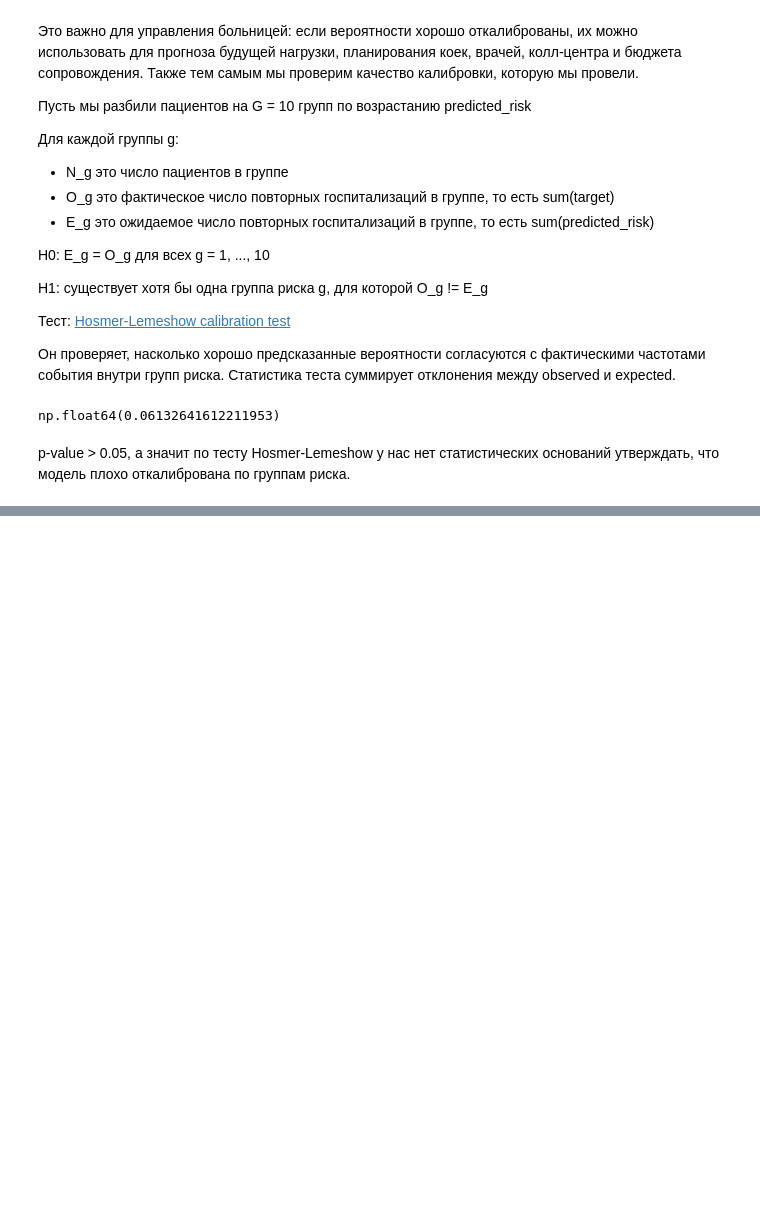
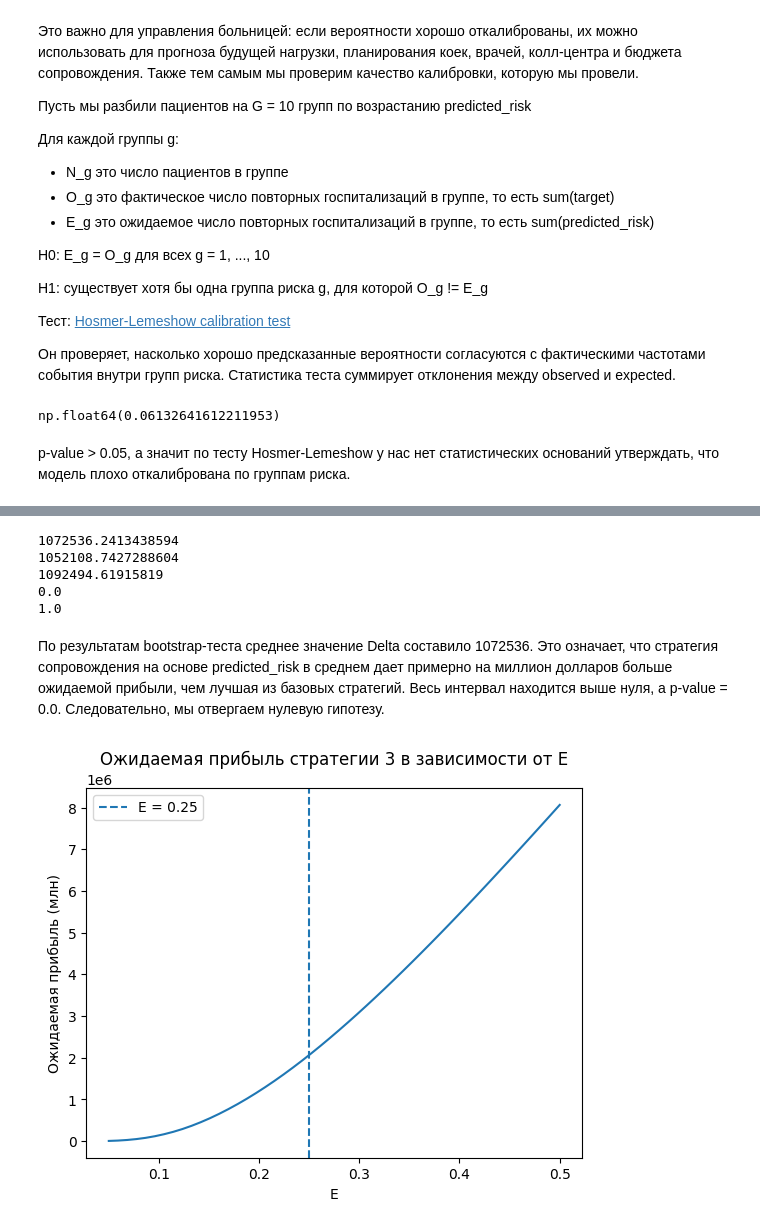
Before and after one commit to TimWHitee/gp_4_AB, a Jupyter notebook: model.ipynb, the cells around one changed output, grey strips where cells are left out. Drawn from its saved outputs; the diff is of its cells as text; code cells hidden in the pictures; blank space fills up the shorter version.

```diff
--- a/model.ipynb
+++ b/model.ipynb
@@ -582,0 +694,38 @@ p-value > 0.05, а значит по тесту Hosmer-Lemeshow у нас нет
+# %%
+print(deltas.mean())
+print(np.quantile(deltas, 0.025))
+print(np.quantile(deltas, 0.975))
+print(np.mean(deltas <= 0))
+print(np.mean(deltas > 0))
+# %% [output]
+1072536.2413438594
+1052108.7427288604
+1092494.61915819
+0.0
+1.0
+# %% [markdown]
+По результатам bootstrap-теста среднее значение Delta составило 1072536. Это означает, что стратегия сопровождения на основе predicted_risk в среднем дает примерно на миллион долларов больше ожидаемой прибыли, чем лучшая из базовых стратегий. Весь интервал находится выше нуля, а p-value = 0.0. Следовательно, мы отвергаем нулевую гипотезу.
+# %%
+profits = []
+
+for E in np.linspace(0.05, 0.5, 50):
+    threshold = 400 / (16300 * E)
+    selected = test_results["predicted_risk"] > threshold
+
+    profit = (
+        test_results.loc[selected, "predicted_risk"].sum() * E * 16300
+        - selected.sum() * 400
+    )
+
+    profits.append(profit)
+# %%
+plt.plot(np.linspace(0.05, 0.5, 50), profits)
+plt.axvline(0.25, linestyle="--", label="E = 0.25")
+
+plt.xlabel("E")
+plt.ylabel("Ожидаемая прибыль (млн)")
+plt.title("Ожидаемая прибыль стратегии 3 в зависимости от E")
+plt.legend()
+plt.show()
+# %% [output]
+[figure, added]
```
Also changed, not shown: parts of 4 cells of this notebook.
